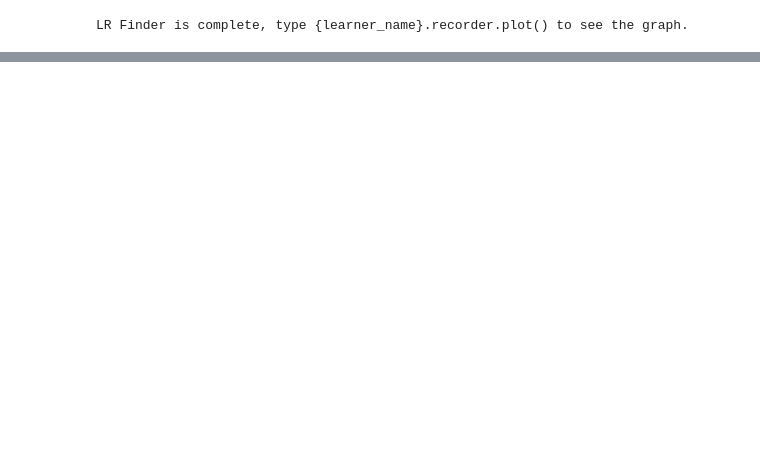
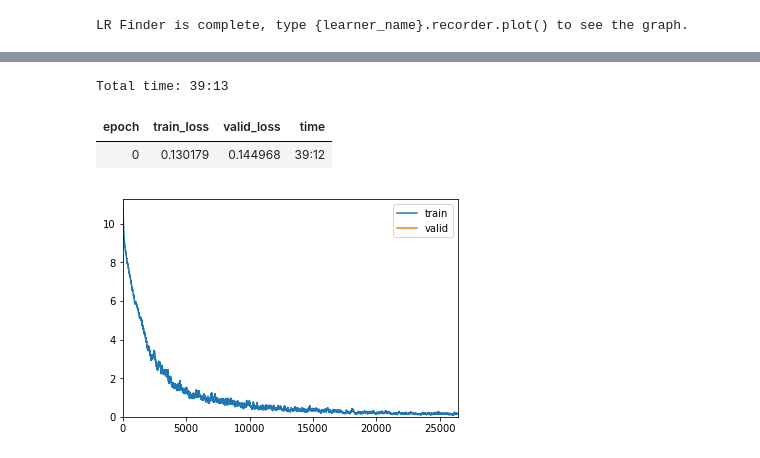
Before and after one commit to fg91/Neural-Image-Caption-Generation-Tutorial, a Jupyter notebook: Image caption generator.ipynb, the cells around one changed output, grey strips where cells are left out. Saved outputs shown, nothing was run; the diff lists cells and outputs as text; code cells hidden in the pictures; blank space fills up the shorter version.

Commit message:
Train seq2seq autoencoder

```diff
--- a/Image caption generator.ipynb
+++ b/Image caption generator.ipynb
@@ -379,0 +380,7 @@ lr = 3e-3
+# %%
+learn.fit_one_cycle(1, lr)
+# %% [output]
+Total time: 39:13
+| epoch | train_loss | valid_loss | time |
+| 0 | 0.130179 | 0.144968 | 39:12 |
+[figure, added]
```
Also changed, not shown: parts of 16 cells of this notebook.
